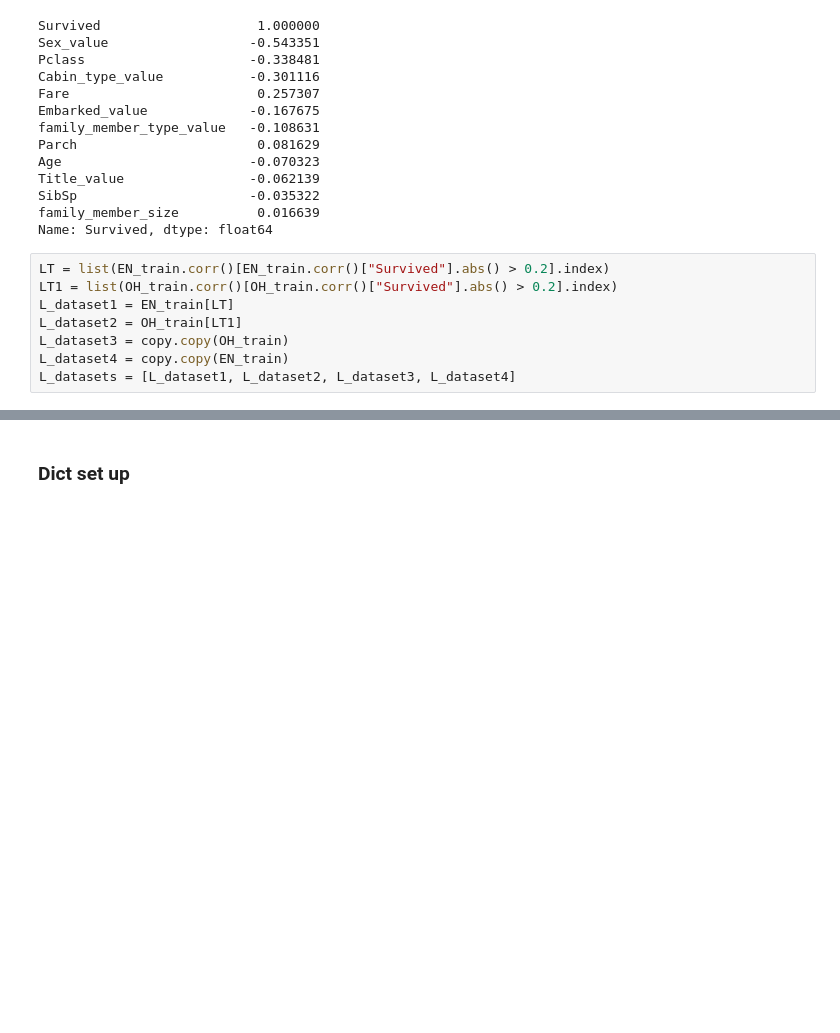
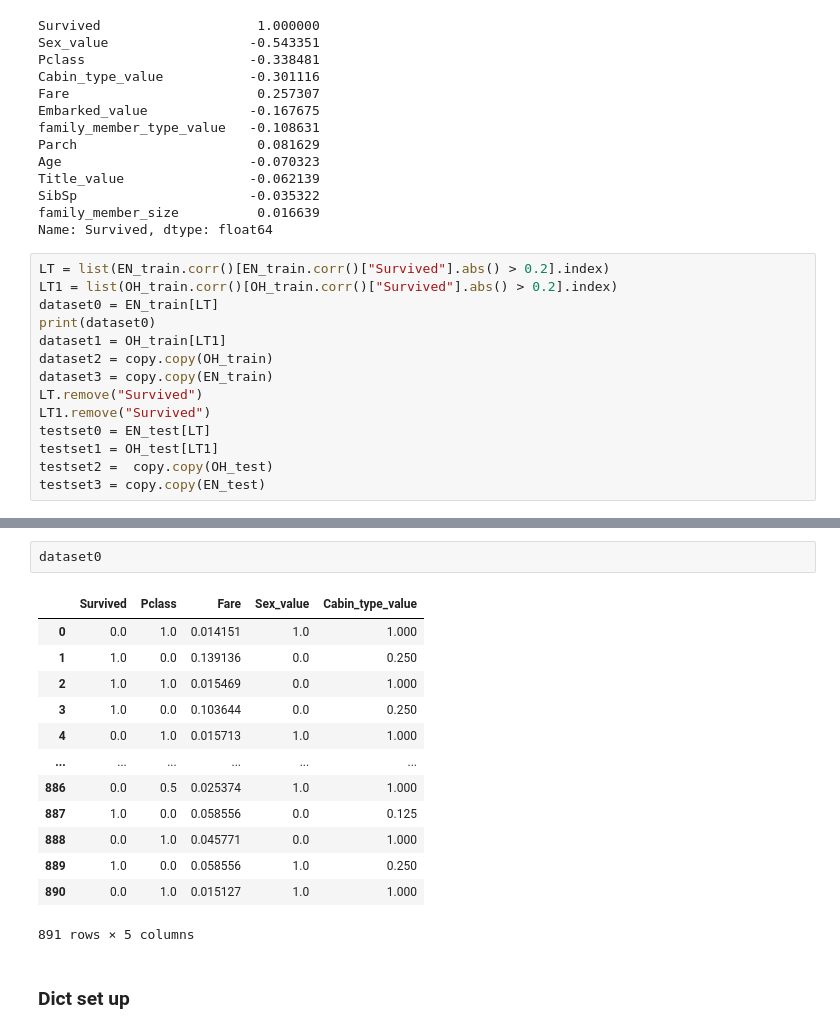
Before and after one commit to Codeblockz/Data-Science-Self-Projects, a Jupyter notebook: Kaggle_Titanic_challege/Titanic_Challenge.ipynb, the cells around one changed output, grey strips where cells are left out. Saved outputs shown, nothing was run; the diff lists cells and outputs as text; blank space fills up the shorter version.

```diff
--- a/Kaggle_Titanic_challege/Titanic_Challenge.ipynb
+++ b/Kaggle_Titanic_challege/Titanic_Challenge.ipynb
@@ -1108,8 +1146,14 @@ Name: Survived, dtype: float64
 # %%
 LT = list(EN_train.corr()[EN_train.corr()["Survived"].abs() > 0.2].index)
 LT1 = list(OH_train.corr()[OH_train.corr()["Survived"].abs() > 0.2].index)
-L_dataset1 = EN_train[LT]
-L_dataset2 = OH_train[LT1]
-L_dataset3 = copy.copy(OH_train)
-L_dataset4 = copy.copy(EN_train)
-L_datasets = [L_dataset1, L_dataset2, L_dataset3, L_dataset4]
+dataset0 = EN_train[LT]
+print(dataset0)
+dataset1 = OH_train[LT1]
+dataset2 = copy.copy(OH_train)
+dataset3 = copy.copy(EN_train)
+LT.remove("Survived")
+LT1.remove("Survived")
+testset0 = EN_test[LT]
+testset1 = OH_test[LT1]
+testset2 =  copy.copy(OH_test)
+testset3 = copy.copy(EN_test)
@@ -1277,2 +1175,18 @@ Best Score:  0.8372615039281707
+# %%
+dataset0
+# %% [output]
+|  | Survived | Pclass | Fare | Sex_value | Cabin_type_value |
+| 0 | 0.0 | 1.0 | 0.014151 | 1.0 | 1.000 |
+| 1 | 1.0 | 0.0 | 0.139136 | 0.0 | 0.250 |
+| 2 | 1.0 | 1.0 | 0.015469 | 0.0 | 1.000 |
+| 3 | 1.0 | 0.0 | 0.103644 | 0.0 | 0.250 |
+| 4 | 0.0 | 1.0 | 0.015713 | 1.0 | 1.000 |
+| ... | ... | ... | ... | ... | ... |
+| 886 | 0.0 | 0.5 | 0.025374 | 1.0 | 1.000 |
+| 887 | 1.0 | 0.0 | 0.058556 | 0.0 | 0.125 |
+| 888 | 0.0 | 1.0 | 0.045771 | 0.0 | 1.000 |
+| 889 | 1.0 | 0.0 | 0.058556 | 1.0 | 0.250 |
+| 890 | 0.0 | 1.0 | 0.015127 | 1.0 | 1.000 |
+891 rows × 5 columns
 # %% [markdown]
 ### Dict set up
```
Also changed, not shown: parts of 38 cells of this notebook.
